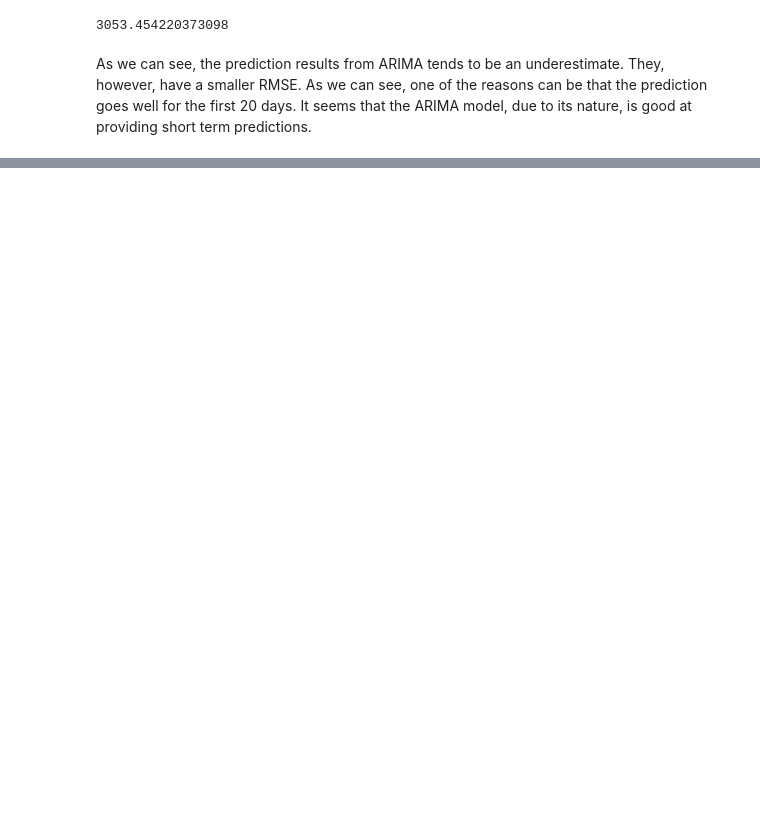
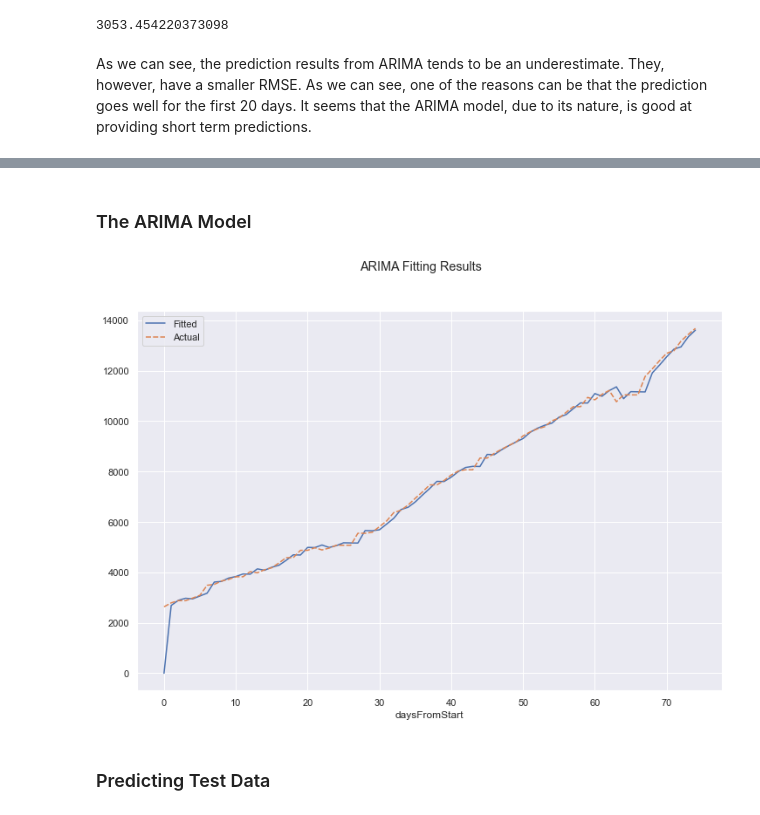
Before and after one commit to ZhongRuoyu/ntu-cz1115-project, a Jupyter notebook: covid.ipynb, the cells around one changed output, grey strips where cells are left out. Saved outputs shown, nothing was run; the diff lists cells and outputs as text; code cells hidden in the pictures; blank space fills up the shorter version.

```diff
--- a/covid.ipynb
+++ b/covid.ipynb
@@ -443,0 +524,17 @@ As we can see, the prediction results from ARIMA tends to be an underestimate. T
+# %% [markdown]
+### The ARIMA Model
+# %%
+infectious_train2 = train2["infectious"]
+
+model2 = ARIMA(infectious_train2, order=param)
+ARIMA_res2 = model2.fit()
+
+ARIMA_res_y2 = pd.DataFrame({"Fitted": ARIMA_res2.fittedvalues, "Actual": infectious_train2})
+
+plt.suptitle("ARIMA Fitting Results")
+sb.lineplot(data=ARIMA_res_y2)
+plt.show()
+# %% [output]
+[figure, added]
+# %% [markdown]
+### Predicting Test Data
```
Also changed, not shown: parts of 38 cells of this notebook.
